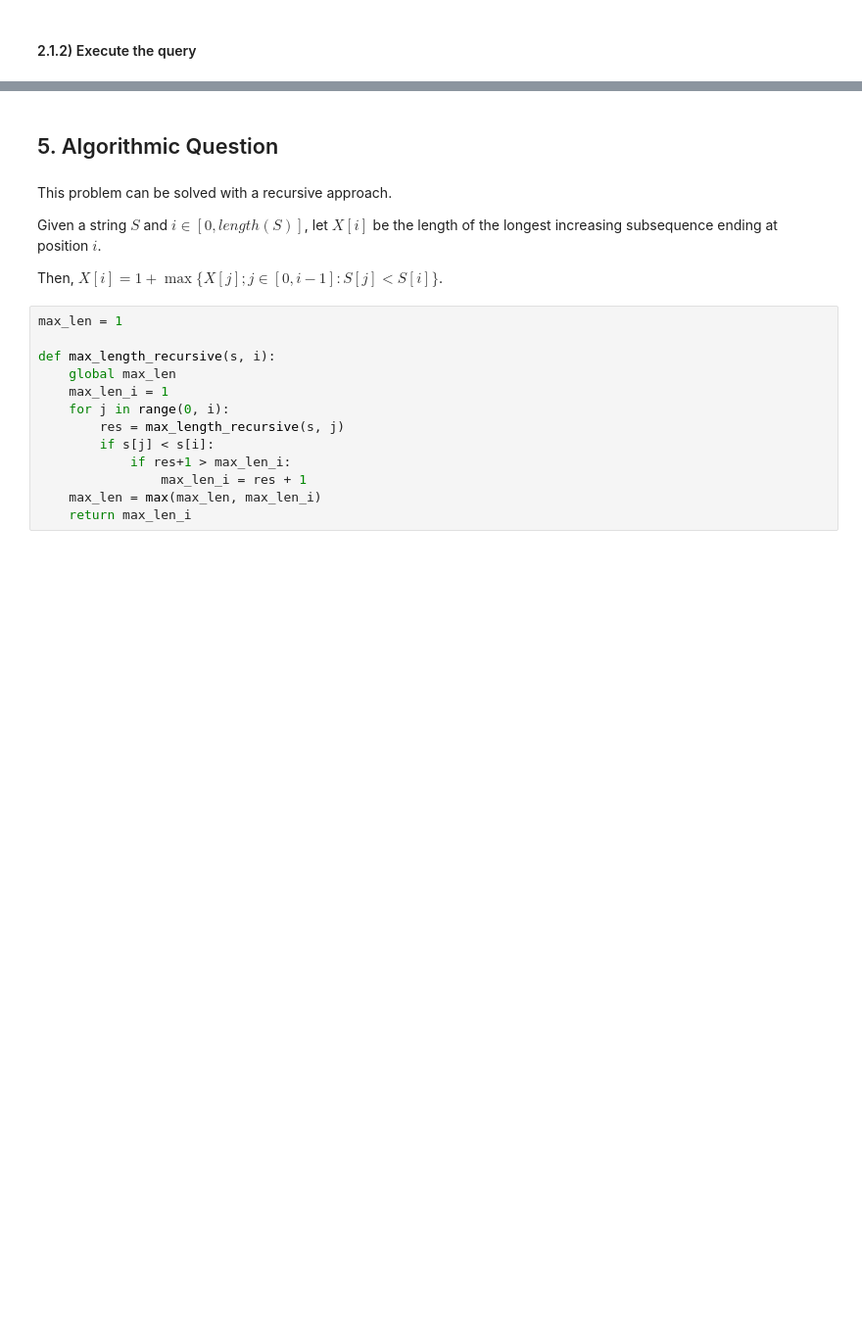
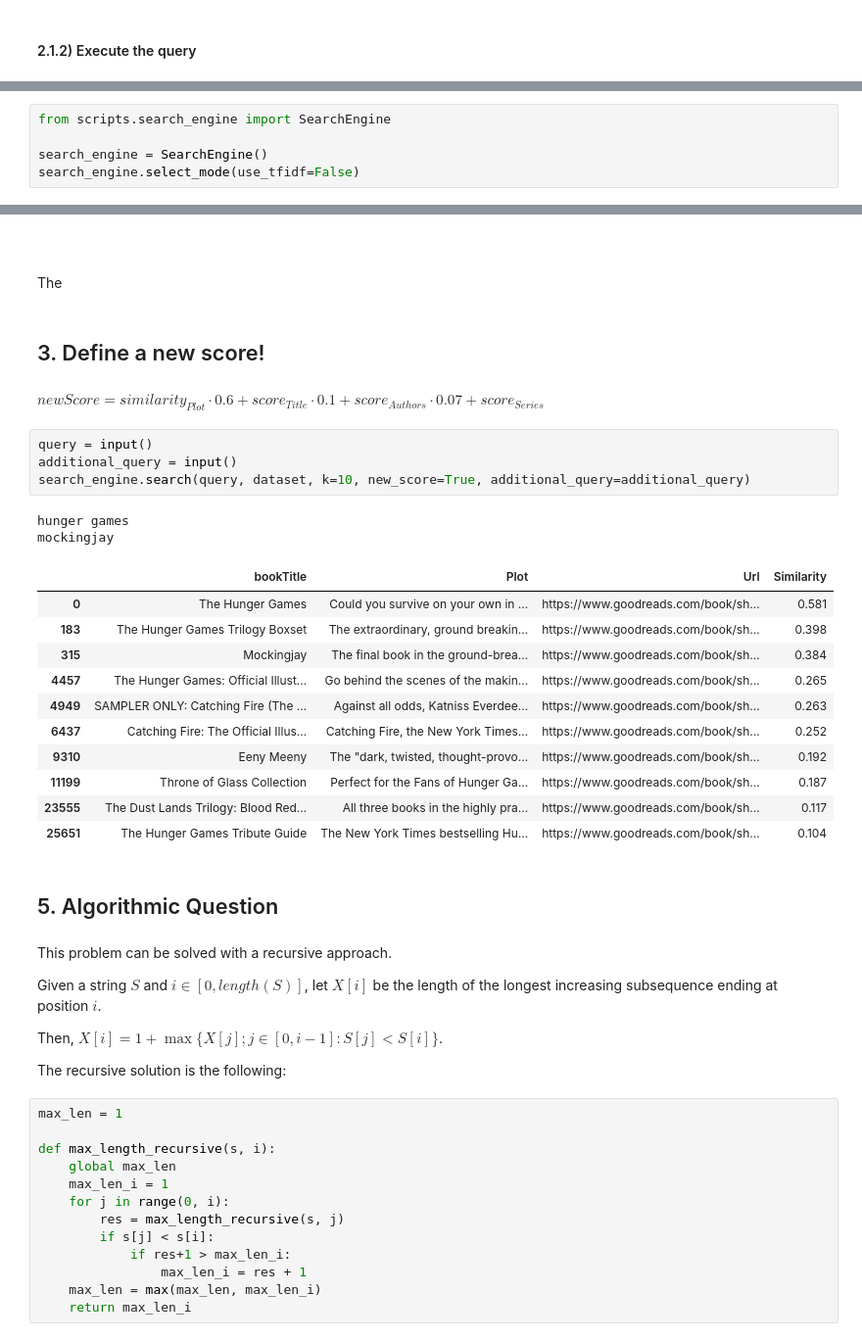
Before and after one commit to iyuele89/ADM-HW3, a Jupyter notebook: main_notebook.ipynb, the cells around one changed output, grey strips where cells are left out. Shown: that part at 98% size. Saved outputs shown, nothing was run; the diff lists cells and outputs as text; blank space fills up the shorter version.

```diff
--- a/main_notebook.ipynb
+++ b/main_notebook.ipynb
@@ -432,0 +328,5 @@ index_builder.save_inverted_index(dataset['file_num'])
+# %%
+from scripts.search_engine import SearchEngine
+
+search_engine = SearchEngine()
+search_engine.select_mode(use_tfidf=False)
@@ -433,3 +394,30 @@ index_builder.save_inverted_index(dataset['file_num'])
+# %% [markdown]
+<br><br>
+The
+# %% [markdown]
+## 3. Define a new score!
+# %% [markdown]
+$
+newScore = similarity_{Plot} \cdot 0.6 + score_{Title} \cdot 0.1 + score_{Authors} \cdot 0.07 + score_{Series}
+$
+# %%
+query = input()
+additional_query = input()
+search_engine.search(query, dataset, k=10, new_score=True, additional_query=additional_query)
+# %% [output]
+hunger games
+mockingjay
+|  | bookTitle | Plot | Url | Similarity |
+| 0 | The Hunger Games | Could you survive on your own in ... | https://www.goodreads.com/book/sh... | 0.581 |
+| 183 | The Hunger Games Trilogy Boxset | The extraordinary, ground breakin... | https://www.goodreads.com/book/sh... | 0.398 |
+| 315 | Mockingjay | The final book in the ground-brea... | https://www.goodreads.com/book/sh... | 0.384 |
+| 4457 | The Hunger Games: Official Illust... | Go behind the scenes of the makin... | https://www.goodreads.com/book/sh... | 0.265 |
+| 4949 | SAMPLER ONLY: Catching Fire (The ... | Against all odds, Katniss Everdee... | https://www.goodreads.com/book/sh... | 0.263 |
+| 6437 | Catching Fire: The Official Illus... | Catching Fire, the New York Times... | https://www.goodreads.com/book/sh... | 0.252 |
+| 9310 | Eeny Meeny | The "dark, twisted, thought-provo... | https://www.goodreads.com/book/sh... | 0.192 |
+| 11199 | Throne of Glass Collection | Perfect for the Fans of Hunger Ga... | https://www.goodreads.com/book/sh... | 0.187 |
+| 23555 | The Dust Lands Trilogy: Blood Red... | All three books in the highly pra... | https://www.goodreads.com/book/sh... | 0.117 |
+| 25651 | The Hunger Games Tribute Guide | The New York Times bestselling Hu... | https://www.goodreads.com/book/sh... | 0.104 |
 # %% [markdown]
 ## 5. Algorithmic Question
 # %% [markdown]
@@ -438,6 +426,8 @@ This problem can be solved with a recursive approach.
 Given a string $S$ and $i\in [0,length(S)]$, let $X[i]$ be the length of the longest increasing subsequence ending at position $i$.
 
 Then, $X[i]=1+\max\{X[j]; j\in[0,i-1] : S[j]<S[i]\}$.
+
+The recursive solution is the following:
 # %%
 max_len = 1
 
```
Also changed, not shown: parts of 56 cells of this notebook.
